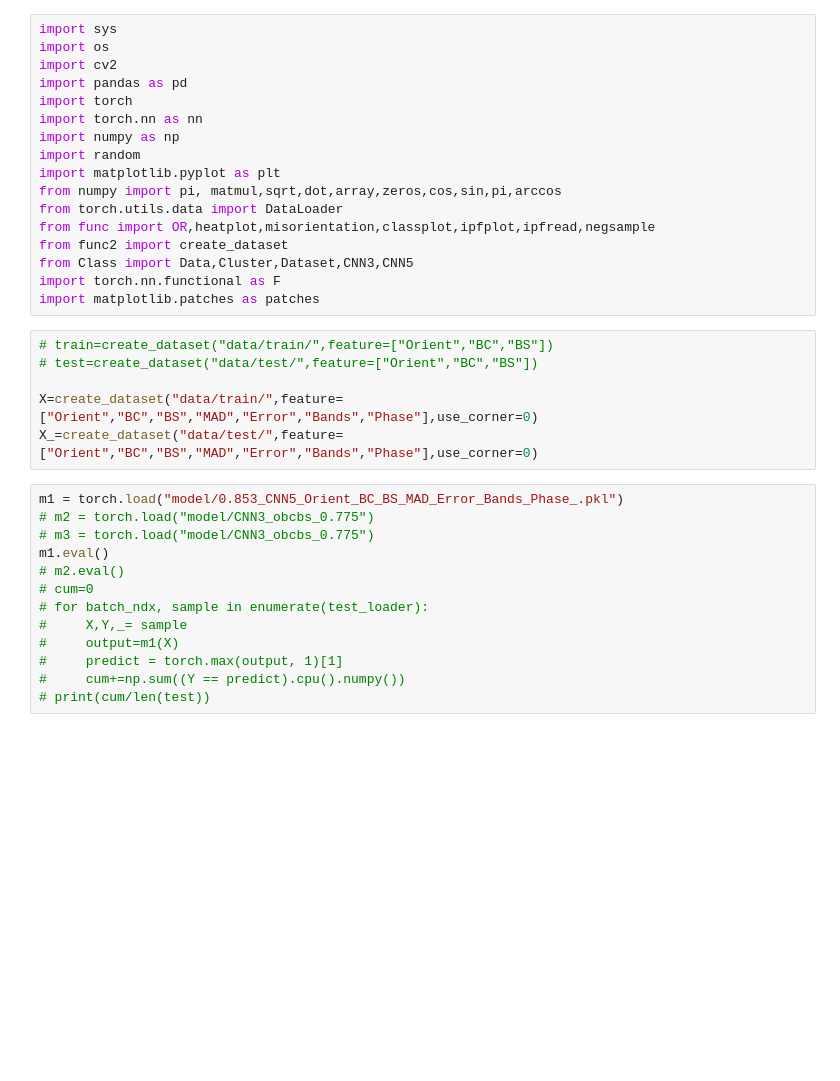
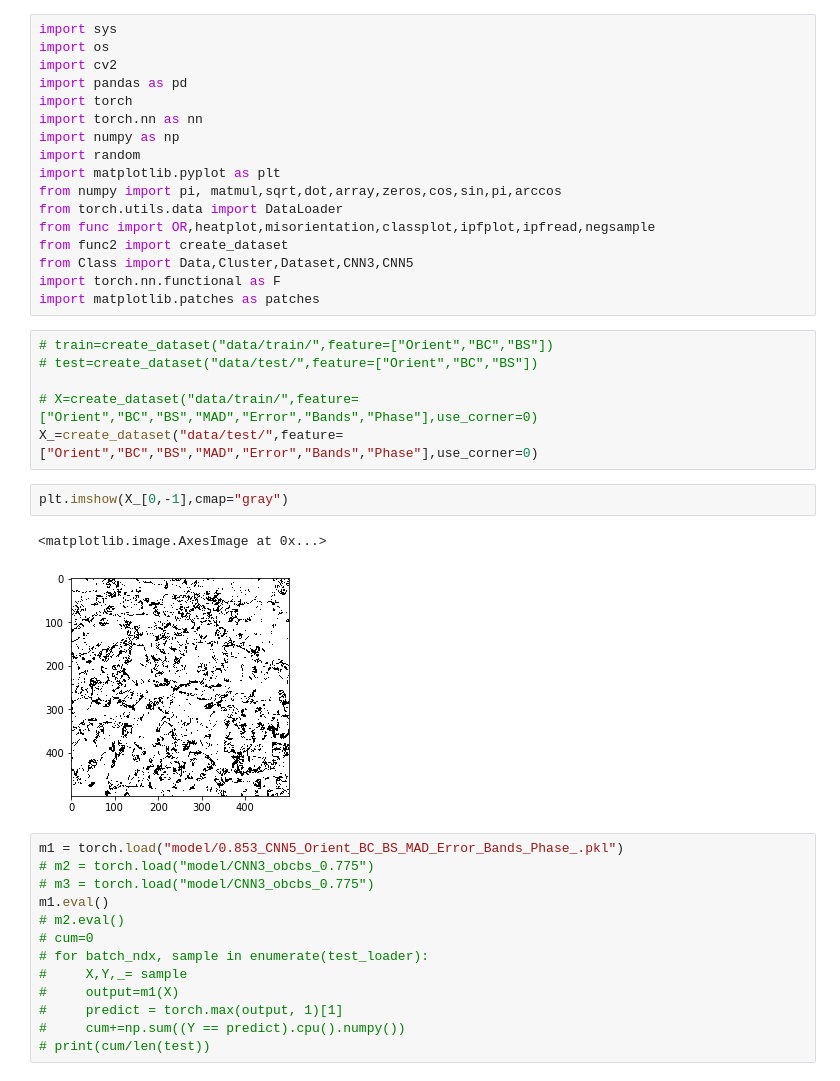
Before and after one commit to tsukiyashirokisaki/dp780, a Jupyter notebook: saliency.ipynb, the cells around one changed output. Saved outputs shown, nothing was run; the diff lists cells and outputs as text; blank space fills up the shorter version.

```diff
--- a/saliency.ipynb
+++ b/saliency.ipynb
@@ -19,8 +19,13 @@ import matplotlib.patches as patches
 # train=create_dataset("data/train/",feature=["Orient","BC","BS"])
 # test=create_dataset("data/test/",feature=["Orient","BC","BS"])
 
-X=create_dataset("data/train/",feature=["Orient","BC","BS","MAD","Error","Bands","Phase"],use_corner=0)
+# X=create_dataset("data/train/",feature=["Orient","BC","BS","MAD","Error","Bands","Phase"],use_corner=0)
 X_=create_dataset("data/test/",feature=["Orient","BC","BS","MAD","Error","Bands","Phase"],use_corner=0)
+# %%
+plt.imshow(X_[0,-1],cmap="gray")
+# %% [output]
+<matplotlib.image.AxesImage at 0x...>
+[figure, added]
 # %%
 m1 = torch.load("model/0.853_CNN5_Orient_BC_BS_MAD_Error_Bands_Phase_.pkl")
 # m2 = torch.load("model/CNN3_obcbs_0.775")
```
Also changed, not shown: parts of 8 cells of this notebook, 7 other files.
